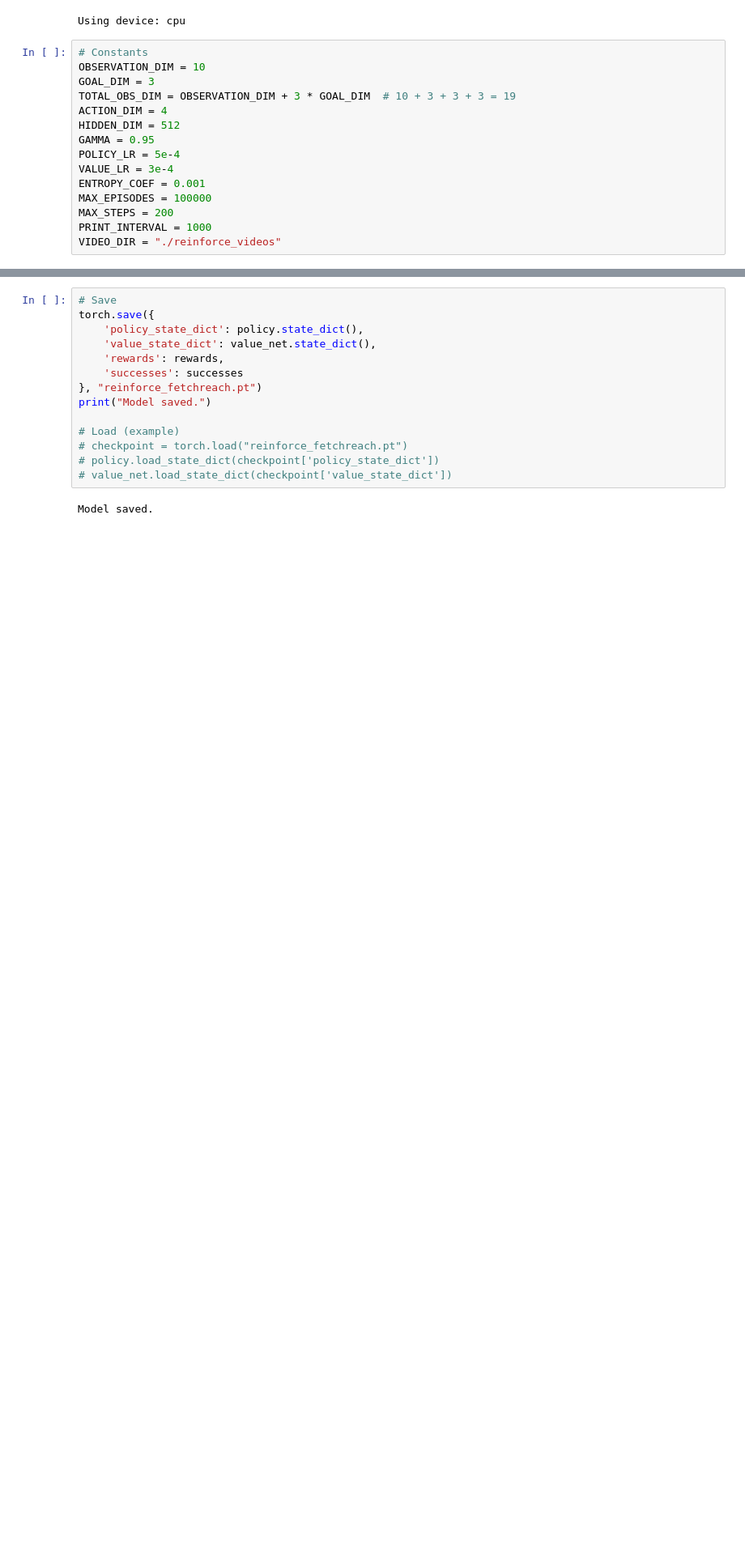
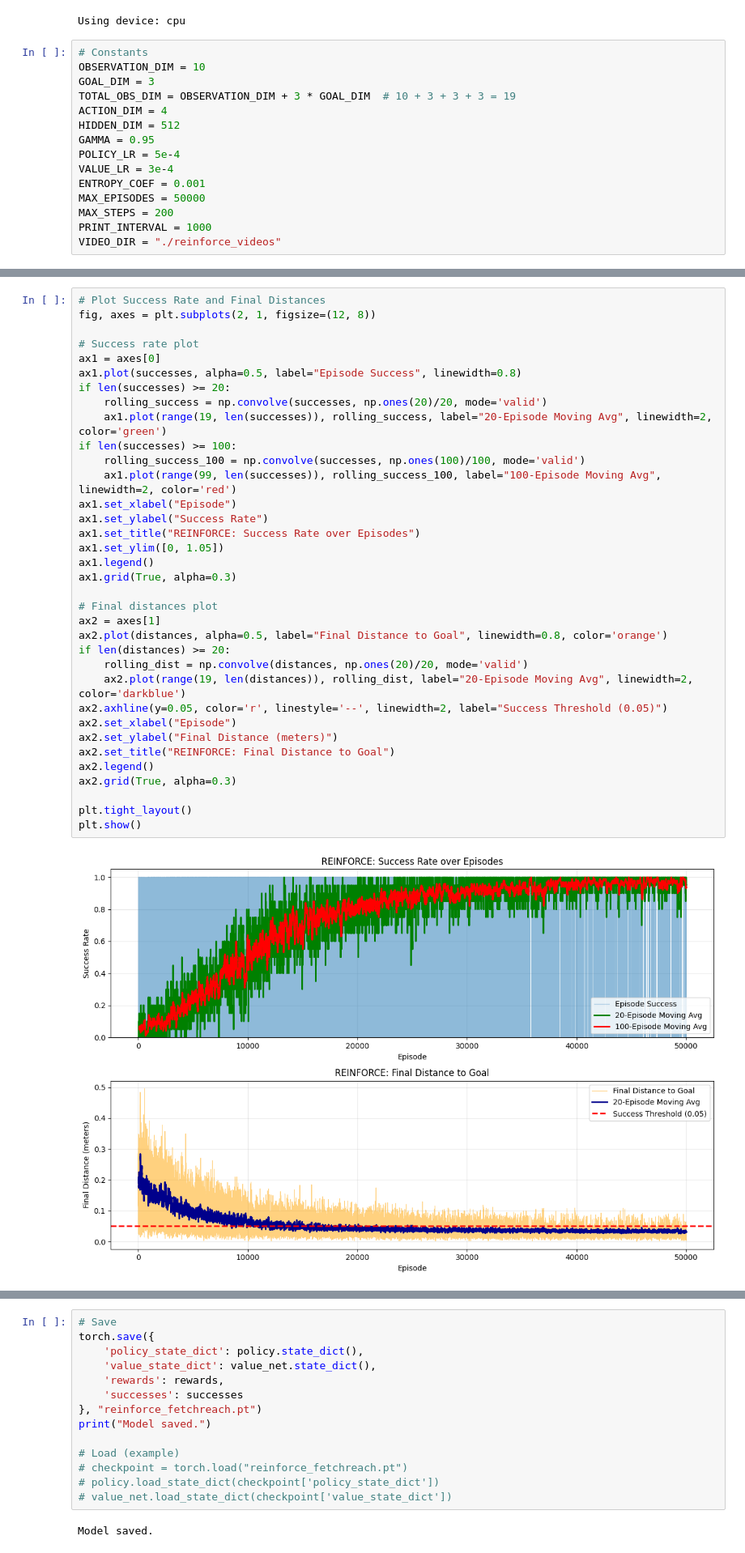
Before and after one commit to GuestAGuy/CS5180_RL_Project_Fetch, a Jupyter notebook: REINFORCE.ipynb, the cells around one changed output, grey strips where cells are left out. Shown at 81% size. Saved outputs shown, nothing was run; the diff lists cells and outputs as text; blank space fills up the shorter version.

```diff
--- a/REINFORCE.ipynb
+++ b/REINFORCE.ipynb
@@ -35,7 +35,7 @@ GAMMA = 0.95
 POLICY_LR = 5e-4
 VALUE_LR = 3e-4
 ENTROPY_COEF = 0.001
-MAX_EPISODES = 100000
+MAX_EPISODES = 50000
 MAX_STEPS = 200
 PRINT_INTERVAL = 1000
 VIDEO_DIR = "./reinforce_videos"
@@ -372,0 +413,37 @@ plot_rewards(rewards, title="REINFORCE with Baseline on FetchReach-v4")
+# %%
+# Plot Success Rate and Final Distances
+fig, axes = plt.subplots(2, 1, figsize=(12, 8))
+
+# Success rate plot
+ax1 = axes[0]
+ax1.plot(successes, alpha=0.5, label="Episode Success", linewidth=0.8)
+if len(successes) >= 20:
+    rolling_success = np.convolve(successes, np.ones(20)/20, mode='valid')
+    ax1.plot(range(19, len(successes)), rolling_success, label="20-Episode Moving Avg", linewidth=2, color='green')
+if len(successes) >= 100:
+    rolling_success_100 = np.convolve(successes, np.ones(100)/100, mode='valid')
+    ax1.plot(range(99, len(successes)), rolling_success_100, label="100-Episode Moving Avg", linewidth=2, color='red')
+ax1.set_xlabel("Episode")
+ax1.set_ylabel("Success Rate")
+ax1.set_title("REINFORCE: Success Rate over Episodes")
+ax1.set_ylim([0, 1.05])
+ax1.legend()
+ax1.grid(True, alpha=0.3)
+
+# Final distances plot
+ax2 = axes[1]
+ax2.plot(distances, alpha=0.5, label="Final Distance to Goal", linewidth=0.8, color='orange')
+if len(distances) >= 20:
+    rolling_dist = np.convolve(distances, np.ones(20)/20, mode='valid')
+    ax2.plot(range(19, len(distances)), rolling_dist, label="20-Episode Moving Avg", linewidth=2, color='darkblue')
+ax2.axhline(y=0.05, color='r', linestyle='--', linewidth=2, label="Success Threshold (0.05)")
+ax2.set_xlabel("Episode")
+ax2.set_ylabel("Final Distance (meters)")
+ax2.set_title("REINFORCE: Final Distance to Goal")
+ax2.legend()
+ax2.grid(True, alpha=0.3)
+
+plt.tight_layout()
+plt.show()
+# %% [output]
+[figure, added]
```
Also changed, not shown: parts of 8 cells of this notebook.
